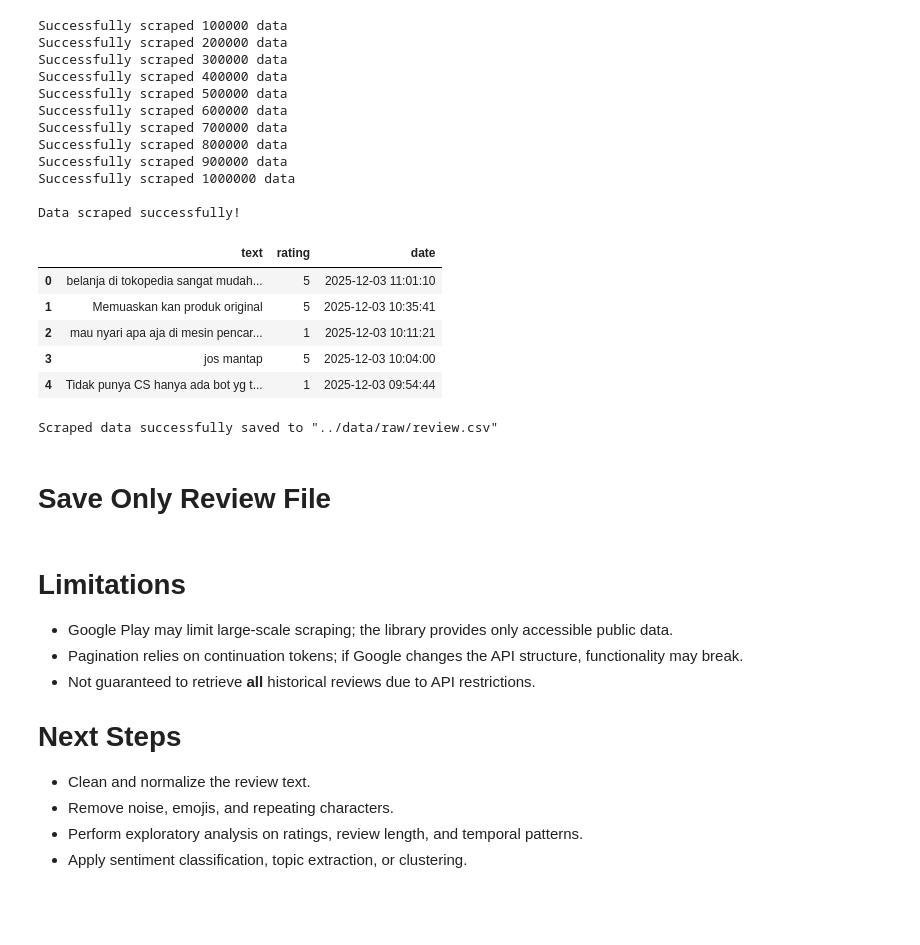
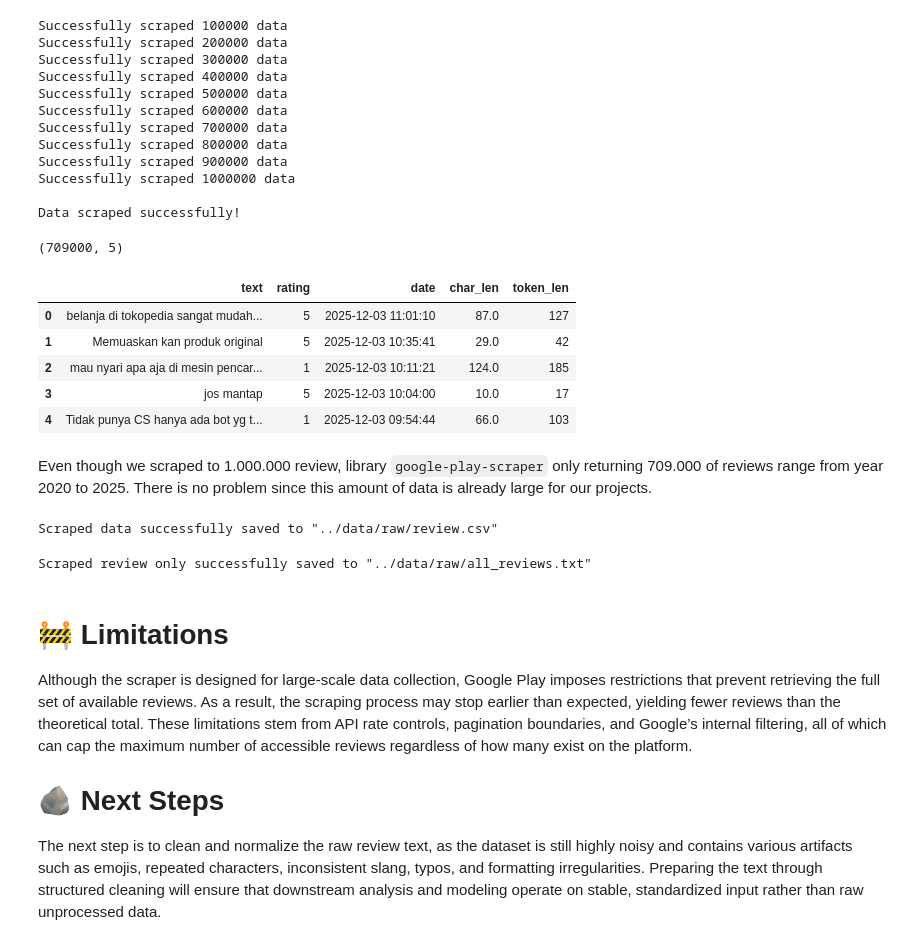
Before and after one commit to rafli-1729/tokopedia-user-reviews-insights, a Jupyter notebook: notebooks/00_scraping.ipynb, the cells around one changed output. Cells and saved outputs as stored; diff of their text form; code cells hidden in the pictures; blank space fills up the shorter version.

```diff
--- a/notebooks/00_scraping.ipynb
+++ b/notebooks/00_scraping.ipynb
@@ -76,19 +60,27 @@ Successfully scraped 900000 data
 Successfully scraped 1000000 data
 
 Data scraped successfully!
-# %%
-df_scrape = pd.DataFrame(all_reviews)
-
-# Choose only the necessary column
-df_raw = df_scrape[['content', 'score', 'at']]
-df_raw.columns = ['text', 'rating', 'date']
-df_raw.head()
-# %% [output]
-|  | text | rating | date |
-| 0 | belanja di tokopedia sangat mudah... | 5 | 2025-12-03 11:01:10 |
-| 1 | Memuaskan kan produk original | 5 | 2025-12-03 10:35:41 |
-| 2 | mau nyari apa aja di mesin pencar... | 1 | 2025-12-03 10:11:21 |
-| 3 | jos mantap | 5 | 2025-12-03 10:04:00 |
-| 4 | Tidak punya CS hanya ada bot yg t... | 1 | 2025-12-03 09:54:44 |
+# %%
+df_scrape = pd.DataFrame(all_reviews)
+
+df_raw = df_scrape[['content', 'score', 'at']]
+df_raw.columns = ['text', 'rating', 'date']
+
+# Additional features for further exploration
+df_raw["char_len"] = df_raw["text"].str.len()
+df_raw["token_len"] = df_raw["text"].str.split().astype(str).apply(len)
+
+print(df_raw.shape)
+df_raw.head()
+# %% [output]
+(709000, 5)
+|  | text | rating | date | char_len | token_len |
+| 0 | belanja di tokopedia sangat mudah... | 5 | 2025-12-03 11:01:10 | 87.0 | 127 |
+| 1 | Memuaskan kan produk original | 5 | 2025-12-03 10:35:41 | 29.0 | 42 |
+| 2 | mau nyari apa aja di mesin pencar... | 1 | 2025-12-03 10:11:21 | 124.0 | 185 |
+| 3 | jos mantap | 5 | 2025-12-03 10:04:00 | 10.0 | 17 |
+| 4 | Tidak punya CS hanya ada bot yg t... | 1 | 2025-12-03 09:54:44 | 66.0 | 103 |
+# %% [markdown]
+Even though we scraped to 1.000.000 review, library `google-play-scraper` only returning 709.000 of reviews range from year 2020 to 2025. There is no problem since this amount of data is already large for our projects.
 # %%
 df_raw.to_csv('../data/raw/review.csv', index=False)
@@ -95,20 +88,17 @@ df_raw.to_csv('../data/raw/review.csv', index=False)
 print('Scraped data successfully saved to "../data/raw/review.csv"')
 # %% [output]
 Scraped data successfully saved to "../data/raw/review.csv"
-# %% [markdown]
-# **Save Only Review File**
 # %%
 with open("../data/raw/all_reviews.txt", "w", encoding="utf-8") as f:
     for line in df_raw.text.astype(str):
         f.write(line.replace("\n", " ") + "\n")
+
+print('Scraped review only successfully saved to "../data/raw/all_reviews.txt"')
+# %% [output]
+Scraped review only successfully saved to "../data/raw/all_reviews.txt"
 # %% [markdown]
-# **Limitations**
-- Google Play may limit large-scale scraping; the library provides only accessible public data.
-- Pagination relies on continuation tokens; if Google changes the API structure, functionality may break.
-- Not guaranteed to retrieve **all** historical reviews due to API restrictions.
+# 🚧 **Limitations**
+Although the scraper is designed for large-scale data collection, Google Play imposes restrictions that prevent retrieving the full set of available reviews. As a result, the scraping process may stop earlier than expected, yielding fewer reviews than the theoretical total. These limitations stem from API rate controls, pagination boundaries, and Google’s internal filtering, all of which can cap the maximum number of accessible reviews regardless of how many exist on the platform.
 
-# **Next Steps**
-- Clean and normalize the review text.
-- Remove noise, emojis, and repeating characters.
-- Perform exploratory analysis on ratings, review length, and temporal patterns.
-- Apply sentiment classification, topic extraction, or clustering.
+# 🪨 **Next Steps**
+The next step is to clean and normalize the raw review text, as the dataset is still highly noisy and contains various artifacts such as emojis, repeated characters, inconsistent slang, typos, and formatting irregularities. Preparing the text through structured cleaning will ensure that downstream analysis and modeling operate on stable, standardized input rather than raw unprocessed data.
```
Also changed, not shown: parts of 5 cells of this notebook, 2 other files.
